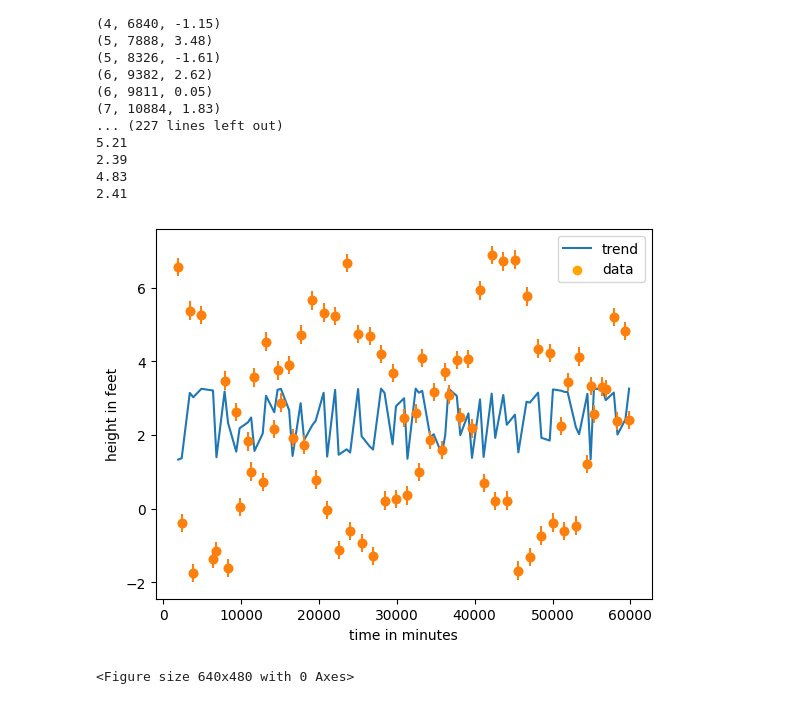
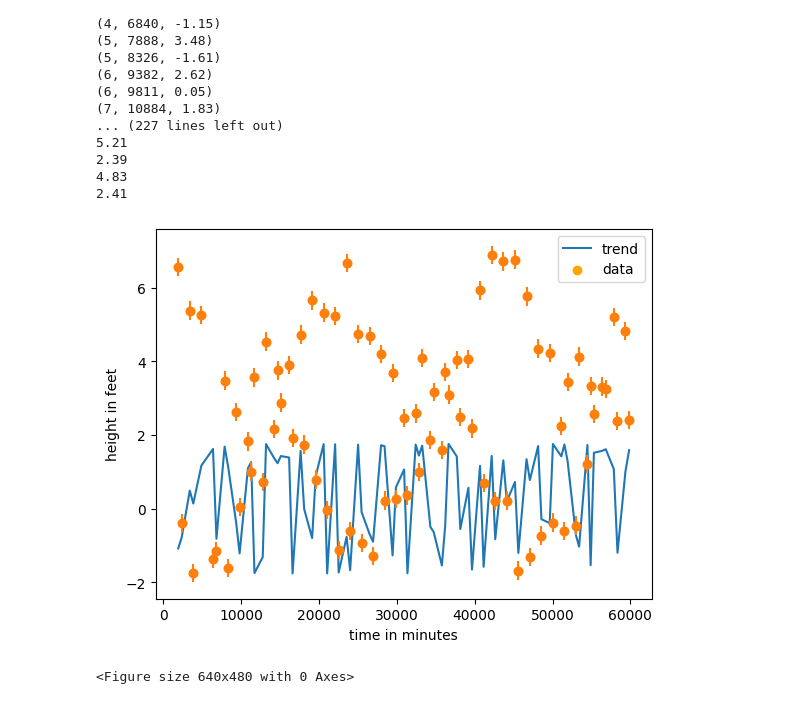
Before and after one commit to C0m91ex/ASTR19-Group-Project, a Jupyter notebook: Group_project.ipynb, the cells around one changed output. Cells and saved outputs as stored; diff of their text form; code cells hidden in the pictures.

```diff
--- a/Group_project.ipynb
+++ b/Group_project.ipynb
@@ -135,26 +134,26 @@ x_data = np.array([1927.0,2377.0,3415.0,3865.0,4905.0,6395.0,6840.0,7888.0,8326.
 y_data = np.array([6.57, -0.39, 5.38, -1.74, 5.26, -1.36, -1.15, 3.48, -1.61, 2.62, 0.05, 1.83, 1.01, 3.57, 0.73, 4.54, 2.17, 3.76, 2.88, 3.9, 1.92, 4.73, 1.74, 5.66, 0.79, 5.33, -0.04, 5.23, -1.12, 6.67, -0.61, 4.74, -0.93, 4.69, -1.29, 4.2, 0.22, 3.68, 0.26, 2.47, 0.36, 2.59, 0.99, 4.1, 1.87, 3.17, 1.6, 3.71, 3.1, 4.04, 2.49, 4.07, 2.18,  5.93, 0.7, 6.89, 0.21, 6.72, 0.22, 6.77, -1.68, 5.77, -1.32,  4.35, -0.73, 4.23, -0.38, 2.24, -0.61, 3.45, -0.46, 4.13, 1.21, 3.34, 2.58, 3.32, 3.26, 5.21, 2.39, 4.83, 2.41])
 # %%
 def f_line(x, a, b, c, d):
-    return a * np.sin(b * x + c) + d
+    return a * np.sin(b * x + c) * d
 init= (1, 42, 1, 1)
 popt, pcov = optimize.curve_fit(f_line, x_data, y_data, p0 = init)
 
 af= popt[0]
 bf= popt[1]
 cf= popt[2]
 df= popt[3]
 
 plt.plot(x_data, f_line(x_data, *popt), label = "trend")
 y_err=0.25
 #plt.plot(x_data, y_fit, label='fit')
 #plt.plot(x_data, y_data)
 plt.scatter(x_data,y_data, label='data', color='orange')
 plt.xlabel('time in minutes')
 plt.ylabel('height in feet')
 plt.errorbar(x_data,y_data, yerr = y_err, fmt='o')
 plt.legend()
 plt.show()
 plt.savefig("fit.pdf", bbox_inches="tight", dpi= 600)
 # %% [output]
-[figure, old version]
+[figure, new version]
 <Figure size 640x480 with 0 Axes>
```
Also changed, not shown: parts of 1 cell of this notebook.
